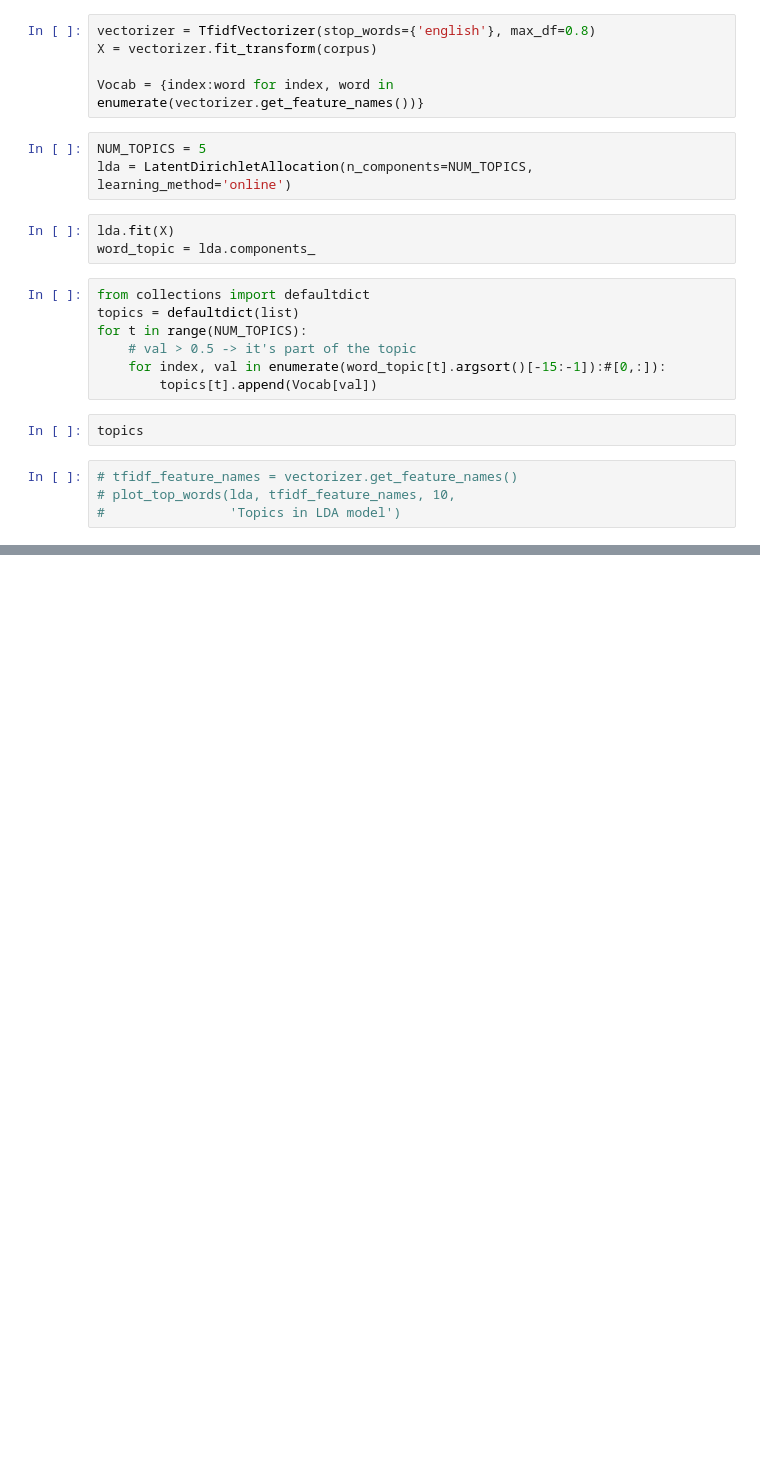
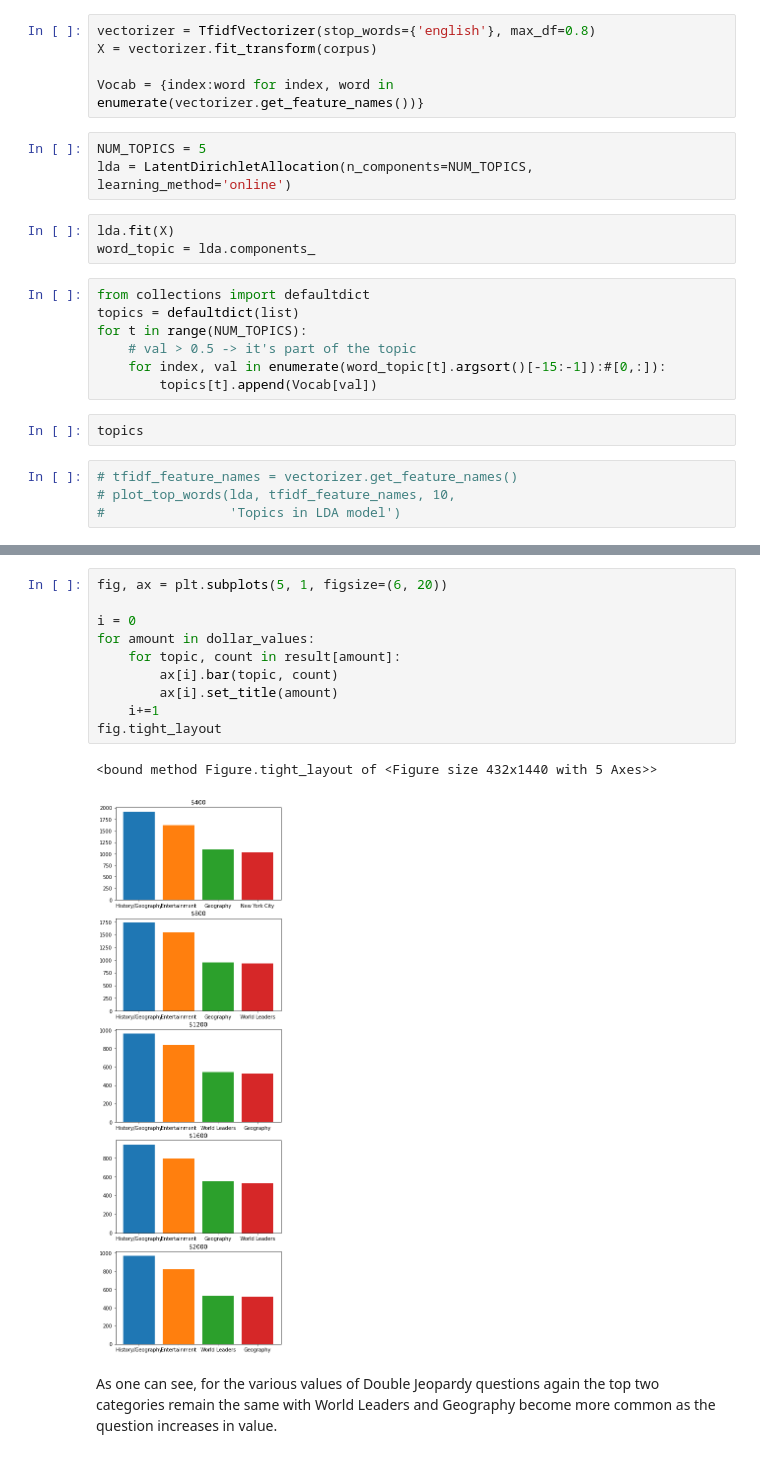
Before and after one commit to kyledbrooks/msds628-final-project, a Jupyter notebook: final-project.ipynb, the cells around one changed output, grey strips where cells are left out. Drawn from its saved outputs; the diff is of its cells as text; blank space fills up the shorter version.

```diff
--- a/final-project.ipynb
+++ b/final-project.ipynb
@@ -502,0 +515,15 @@ result
+# %%
+fig, ax = plt.subplots(5, 1, figsize=(6, 20))
+
+i = 0
+for amount in dollar_values:
+    for topic, count in result[amount]:
+        ax[i].bar(topic, count)
+        ax[i].set_title(amount)
+    i+=1
+fig.tight_layout
+# %% [output]
+<bound method Figure.tight_layout of <Figure size 432x1440 with 5 Axes>>
+[figure, added]
+# %% [markdown]
+As one can see, for the various values of Double Jeopardy questions again the top two categories remain the same with World Leaders and Geography become more common as the question increases in value.
```
Also changed, not shown: parts of 34 cells of this notebook.
